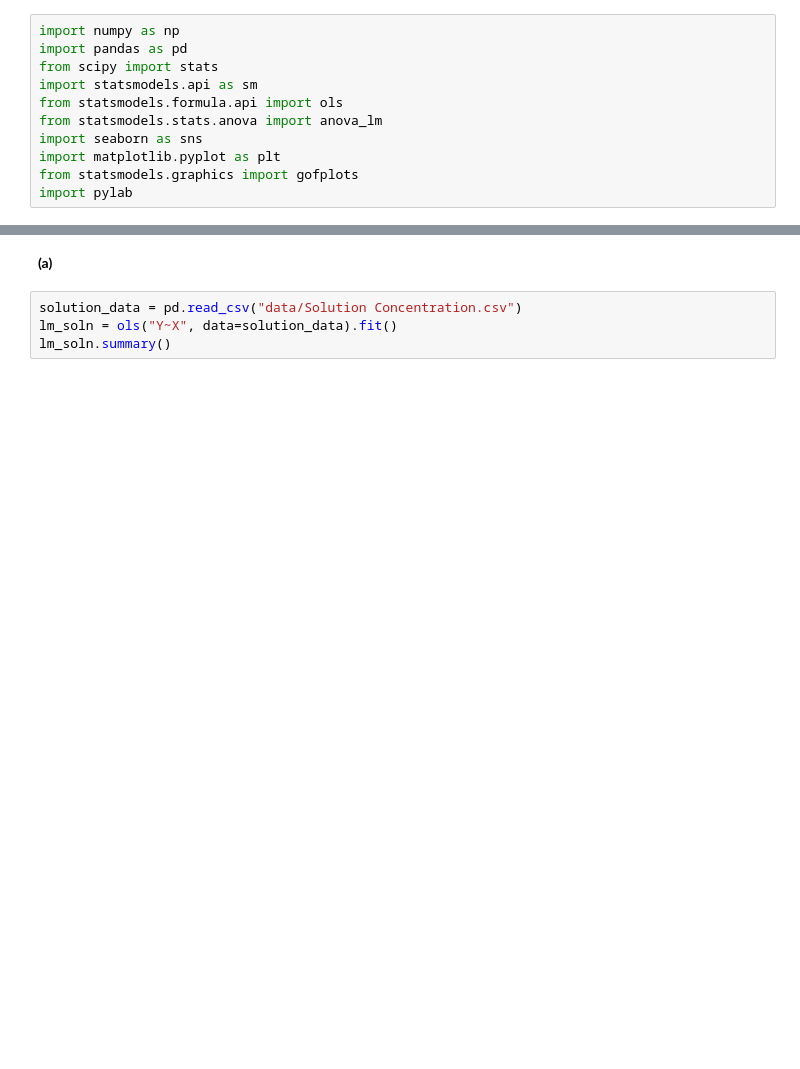
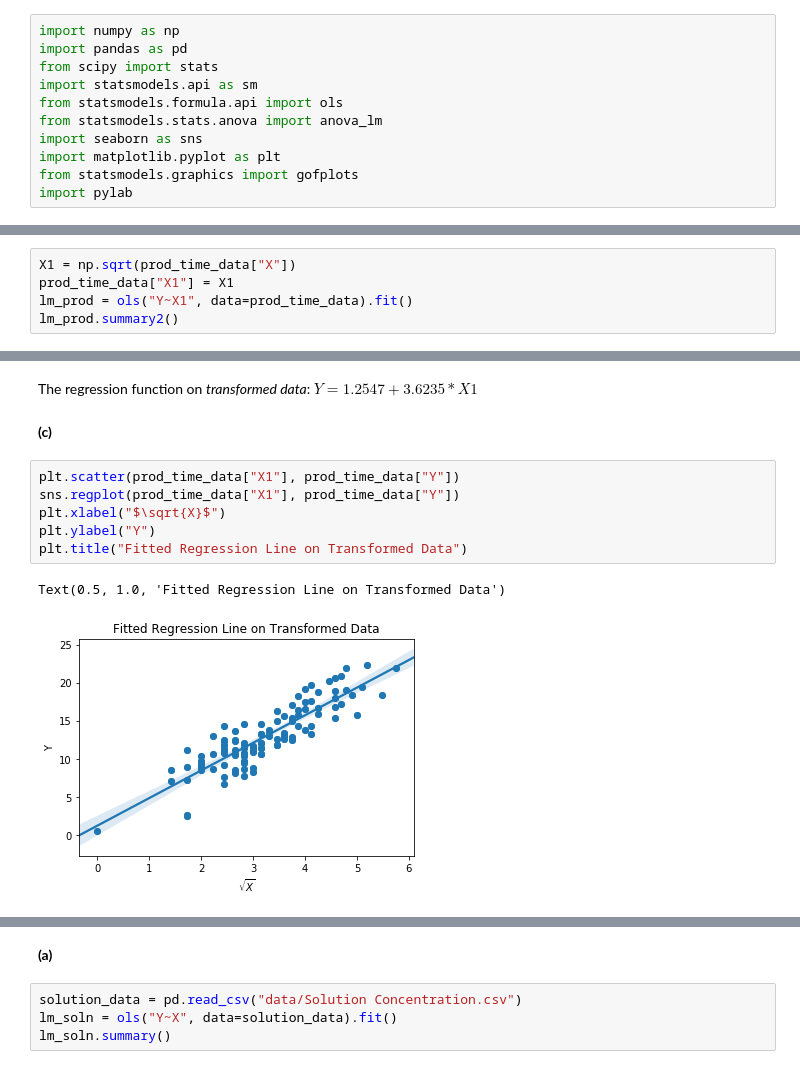
Before and after one commit to srk-apts/CS-E-106, a Jupyter notebook: Homework/HW4/hw4_python.ipynb, the cells around one changed output, grey strips where cells are left out. Saved outputs shown, nothing was run; the diff lists cells and outputs as text; blank space fills up the shorter version.

```diff
--- a/Homework/HW4/hw4_python.ipynb
+++ b/Homework/HW4/hw4_python.ipynb
@@ -13,0 +34,5 @@ def build_residual_qq
+# %%
+X1 = np.sqrt(prod_time_data["X"])
+prod_time_data["X1"] = X1
+lm_prod = ols("Y~X1", data=prod_time_data).fit()
+lm_prod.summary2()
@@ -13,0 +54,13 @@ def build_residual_qq
+# %% [markdown]
+The regression function on *transformed data*: $Y = 1.2547 + 3.6235*X1$
+# %% [markdown]
+**(c)**
+# %%
+plt.scatter(prod_time_data["X1"], prod_time_data["Y"])
+sns.regplot(prod_time_data["X1"], prod_time_data["Y"])
+plt.xlabel("$\sqrt{X}$")
+plt.ylabel("Y")
+plt.title("Fitted Regression Line on Transformed Data")
+# %% [output]
+Text(0.5, 1.0, 'Fitted Regression Line on Transformed Data')
+[figure, added]
```
Also changed, not shown: parts of 17 cells of this notebook, 40 other files.
